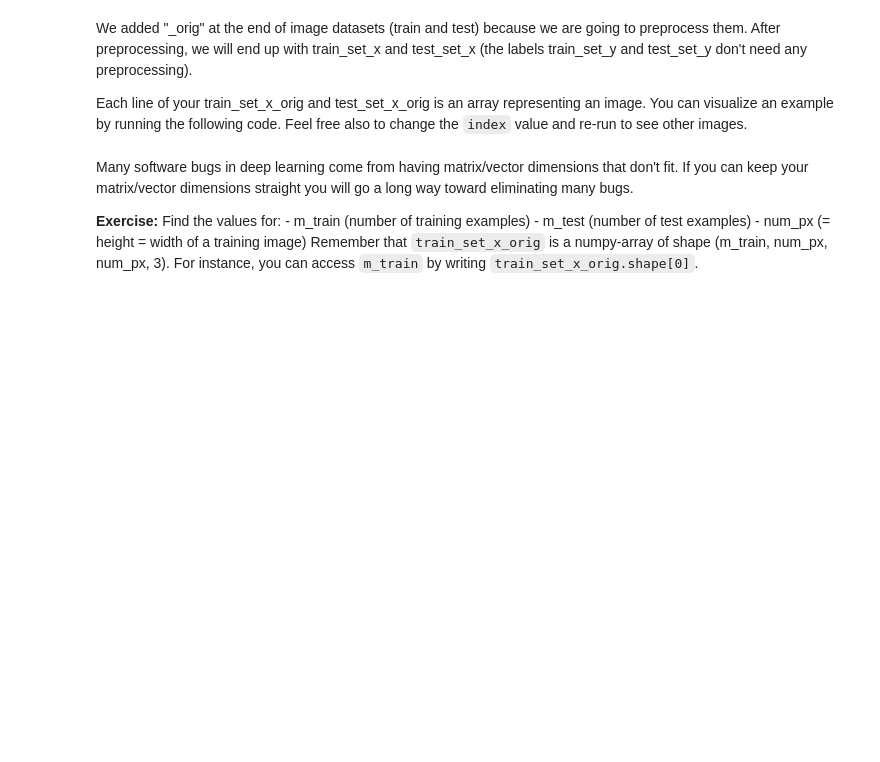
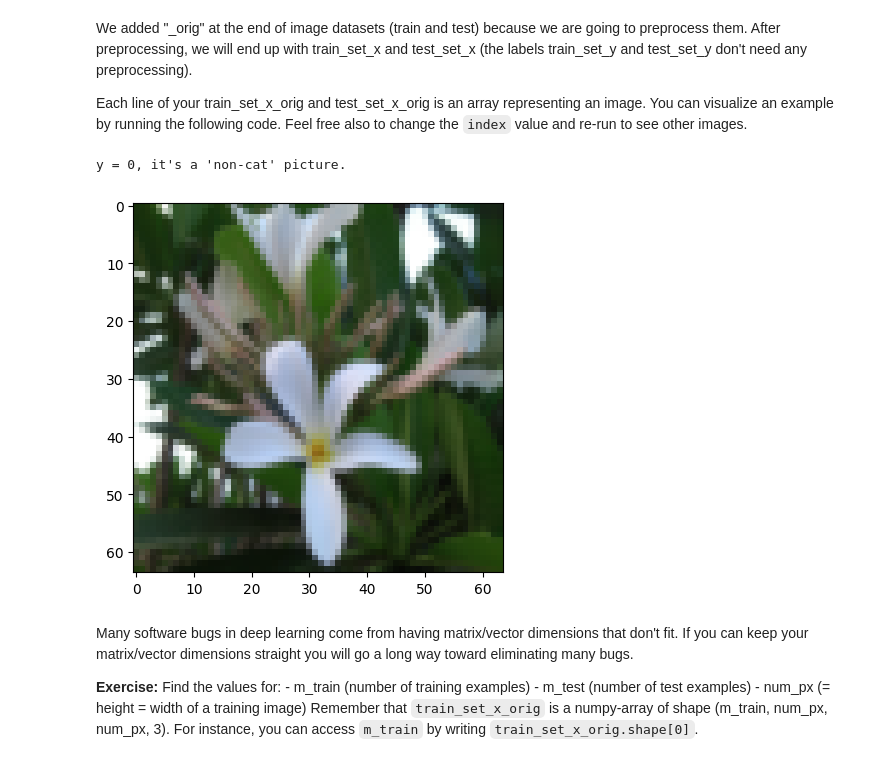
Before and after one commit to matthewweaver/coursera-deep-learning-labs, a Jupyter notebook: Neural Networks and Deep Learning/Logistic Regression as a Neural Network/Logistic.ipynb, the cells around one changed output. Saved outputs shown, nothing was run; the diff lists cells and outputs as text; code cells hidden in the pictures; blank space fills up the shorter version.

```diff
--- a/Neural Networks and Deep Learning/Logistic Regression as a Neural Network/Logistic.ipynb
+++ b/Neural Networks and Deep Learning/Logistic Regression as a Neural Network/Logistic.ipynb
@@ -66,9 +66,12 @@ We added "_orig" at the end of image datasets (train and test) because we are go
 Each line of your train_set_x_orig and test_set_x_orig is an array representing an image. You can visualize an example by running the following code. Feel free also to change the `index` value and re-run to see other images.
 # %%
 # Example of a picture
-index =10
+index =9
 plt.imshow(train_set_x_orig[index])
 print ("y = " + str(train_set_y[0, index]) + ", it's a '" + classes[np.squeeze(train_set_y[:, index])].decode("utf-8") +  "' picture.")
+# %% [output]
+y = 0, it's a 'non-cat' picture.
+[figure, added]
 # %% [markdown]
 Many software bugs in deep learning come from having matrix/vector dimensions that don't fit. If you can keep your matrix/vector dimensions straight you will go a long way toward eliminating many bugs.
 
```
Also changed, not shown: parts of 19 cells of this notebook, 5 other files.
